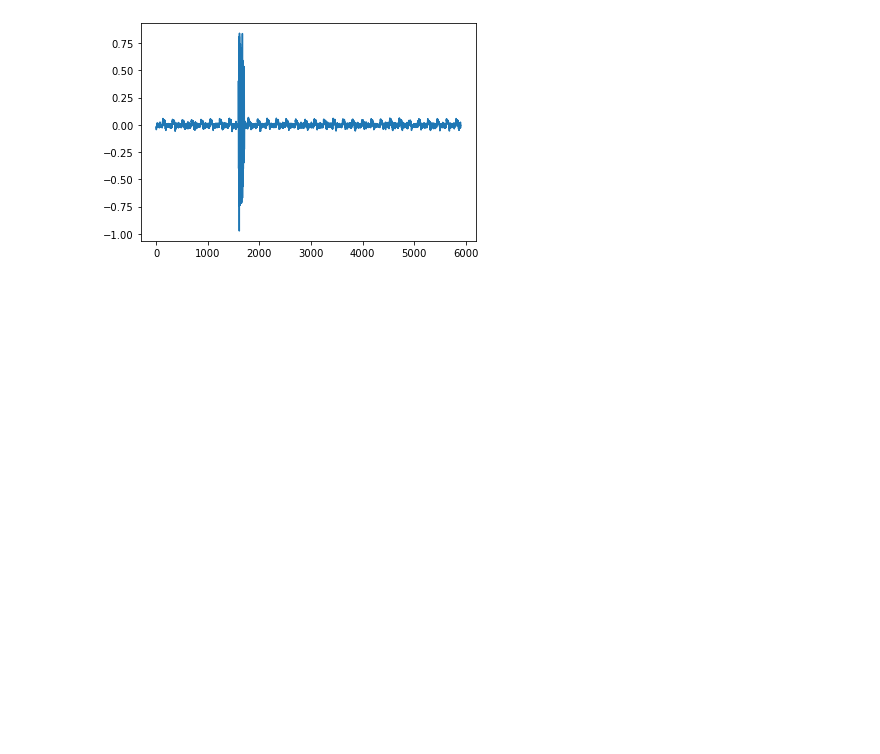
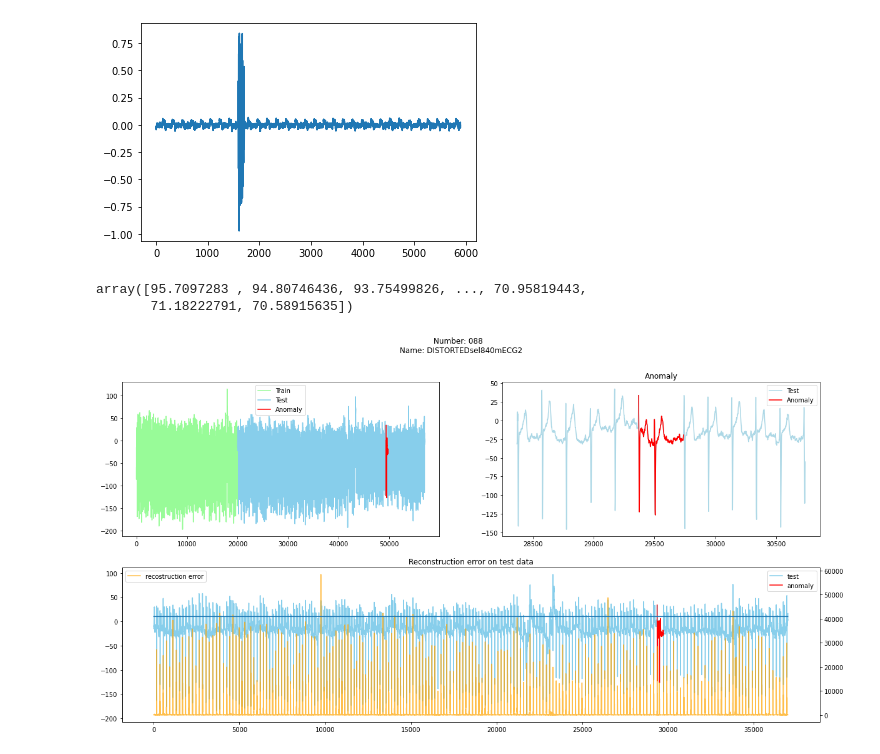
Before and after one commit to finloop/ucr-dataset-anomaly-detection, a Jupyter notebook: notebooks/AR_model.ipynb, the cells around one changed output. Saved outputs shown, nothing was run; the diff lists cells and outputs as text; code cells hidden in the pictures; blank space fills up the shorter version.

```diff
--- a/notebooks/AR_model.ipynb
+++ b/notebooks/AR_model.ipynb
@@ -148,15 +148,15 @@ plot_dataset_with_pred(data, error)
 # %%
 def ar_detect(dataset, lags=4):
-    data = datasets[61].copy()
+    data = dataset.copy()
     d = data["train"].values.copy()
     t = data["test"].values.copy()
     mean = np.mean(d)
     std = np.std(d)
     t2 = (t - mean)/std
 
-    ar_model = AutoReg(t2, lags=4).fit()
+    ar_model = AutoReg(t2, lags=lags).fit()
     y_pred = ar_model.predict(start=0, end=len(t2)-1, dynamic=False)*std + mean
-    error = np.power(np.abs(t-y_pred),2)
+    error = np.power(np.abs(t[:-(lags)]-y_pred),2)
     return y_pred, error, ar_model.resid
 # %%
 ar_detect(datasets[61])
@@ -172,3 +172,14 @@ plt.plot(ar_model.resid)
 # %% [output]
 [<matplotlib.lines.Line2D at 0x...>]
 [figure]
+# %%
+data
+# %% [output]
+array([95.7097283 , 94.80746436, 93.75499826, ..., 70.95819443,
+       71.18222791, 70.58915635])
+# %%
+i = 11
+data, error, resid = ar_detect(datasets[i])
+plot_dataset_with_pred(datasets[i], error)
+# %% [output]
+[figure, added]
```
Also changed, not shown: parts of 4 cells of this notebook.
